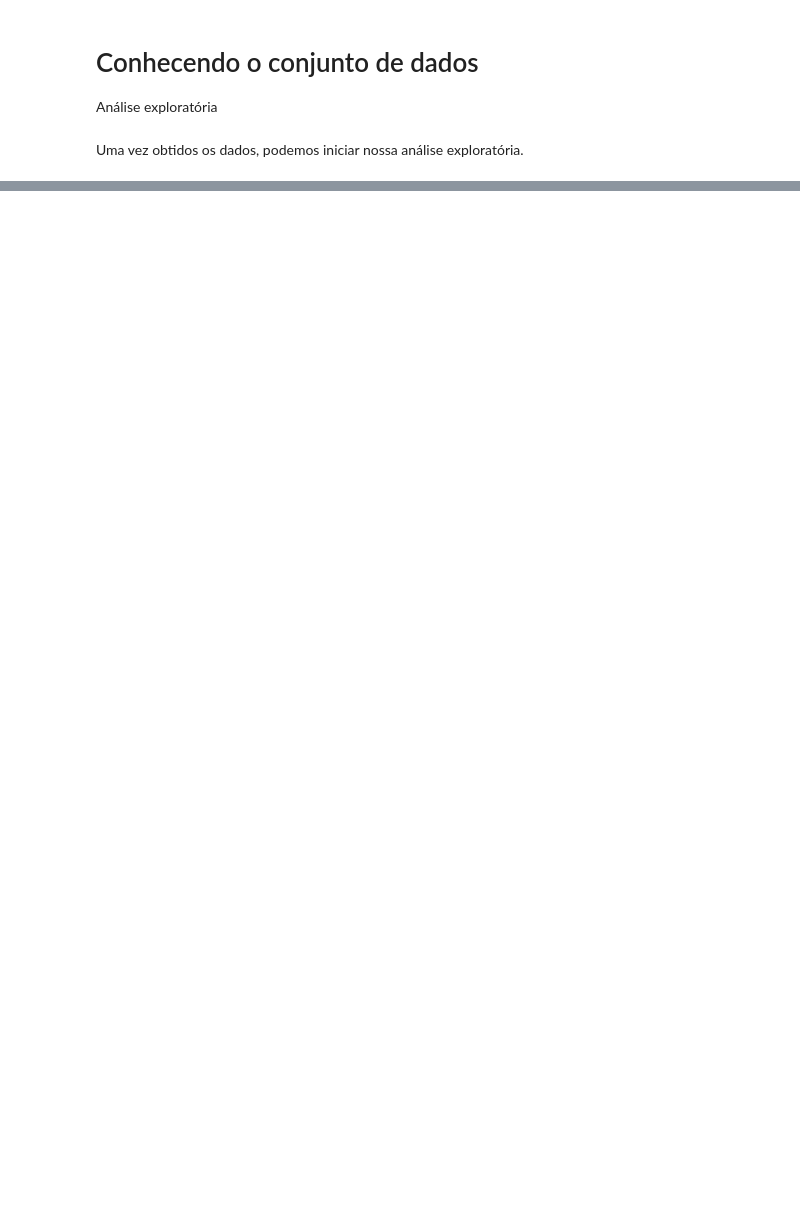
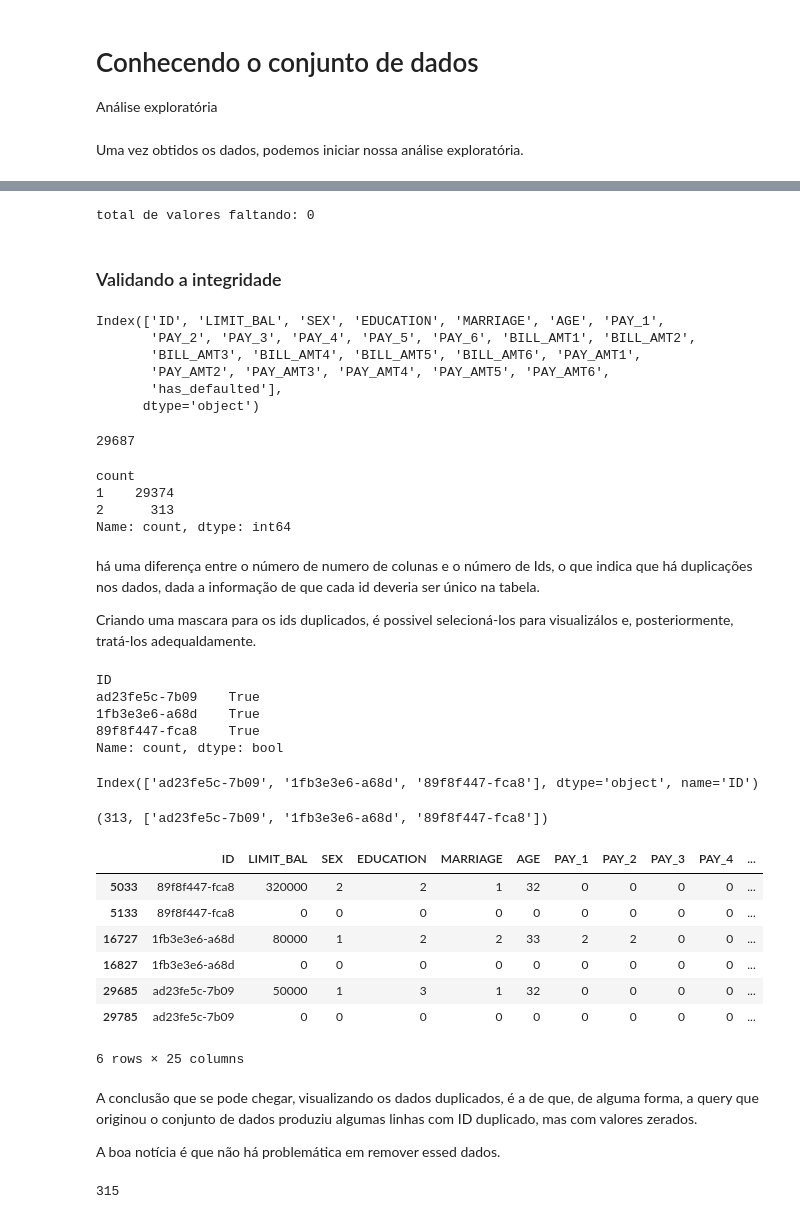
Before and after one commit to NatanDuarte/credit-card-default-prediction, a Jupyter notebook: EDA.ipynb, the cells around one changed output, grey strips where cells are left out. Saved outputs shown, nothing was run; the diff lists cells and outputs as text; code cells hidden in the pictures; blank space fills up the shorter version.

```diff
--- a/EDA.ipynb
+++ b/EDA.ipynb
@@ -125,0 +189,71 @@ credit_data.describe()
+# %%
+print(f'total de valores faltando: {credit_data.isnull().sum().sum()}')
+# %% [output]
+total de valores faltando: 0
+# %% [markdown]
+### Validando a integridade
+# %%
+credit_data.columns
+# %% [output]
+Index(['ID', 'LIMIT_BAL', 'SEX', 'EDUCATION', 'MARRIAGE', 'AGE', 'PAY_1',
+       'PAY_2', 'PAY_3', 'PAY_4', 'PAY_5', 'PAY_6', 'BILL_AMT1', 'BILL_AMT2',
+       'BILL_AMT3', 'BILL_AMT4', 'BILL_AMT5', 'BILL_AMT6', 'PAY_AMT1',
+       'PAY_AMT2', 'PAY_AMT3', 'PAY_AMT4', 'PAY_AMT5', 'PAY_AMT6',
+       'has_defaulted'],
+      dtype='object')
+# %%
+credit_data['ID'].nunique()
+# %% [output]
+29687
+# %%
+id_counts = credit_data['ID'].value_counts()
+id_counts.value_counts()
+# %% [output]
+count
+1    29374
+2      313
+Name: count, dtype: int64
+# %% [markdown]
+há uma diferença entre o número de numero de colunas e o número de Ids, o que
+indica que há duplicações nos dados, dada a informação de que cada id deveria
+ser único na tabela.
+
+Criando uma mascara para os ids duplicados, é possivel selecioná-los para
+visualizálos e, posteriormente, tratá-los adequaldamente.
+# %%
+duplicated_id_mask = id_counts == 2
+duplicated_id_mask[0:3]
+# %% [output]
+ID
+ad23fe5c-7b09    True
+1fb3e3e6-a68d    True
+89f8f447-fca8    True
+Name: count, dtype: bool
+# %%
+id_counts.index[0:3]
+# %% [output]
+Index(['ad23fe5c-7b09', '1fb3e3e6-a68d', '89f8f447-fca8'], dtype='object', name='ID')
+# %%
+duplicated_ids = id_counts.index[duplicated_id_mask]
+duplicated_ids = list(duplicated_ids)
+
+len(duplicated_ids), duplicated_ids[0:3]
+# %% [output]
+(313, ['ad23fe5c-7b09', '1fb3e3e6-a68d', '89f8f447-fca8'])
+# %%
+credit_data.loc[credit_data['ID'].isin(duplicated_ids[0:3]), :].head(10)
+# %% [output]
+|  | ID | LIMIT_BAL | SEX | EDUCATION | MARRIAGE | AGE | PAY_1 | PAY_2 | PAY_3 | PAY_4 | ... |
+| 5033 | 89f8f447-fca8 | 320000 | 2 | 2 | 1 | 32 | 0 | 0 | 0 | 0 | ... |
+| 5133 | 89f8f447-fca8 | 0 | 0 | 0 | 0 | 0 | 0 | 0 | 0 | 0 | ... |
+| 16727 | 1fb3e3e6-a68d | 80000 | 1 | 2 | 2 | 33 | 2 | 2 | 0 | 0 | ... |
+| 16827 | 1fb3e3e6-a68d | 0 | 0 | 0 | 0 | 0 | 0 | 0 | 0 | 0 | ... |
+| 29685 | ad23fe5c-7b09 | 50000 | 1 | 3 | 1 | 32 | 0 | 0 | 0 | 0 | ... |
+| 29785 | ad23fe5c-7b09 | 0 | 0 | 0 | 0 | 0 | 0 | 0 | 0 | 0 | ... |
+6 rows × 25 columns
+# %% [markdown]
+A conclusão que se pode chegar, visualizando os dados duplicados, é a de que,
+de alguma forma, a query que originou o conjunto de dados produziu algumas linhas
+com ID duplicado, mas com valores zerados.
+
+A boa notícia é que não há problemática em remover essed dados.
@@ -125,0 +262,6 @@ credit_data.describe()
+# %%
+feature_zero_mask = df_zero_mask.iloc[:, 1:].all(axis=1)
+
+feature_zero_mask.sum()
+# %% [output]
+315
```
Also changed, not shown: parts of 28 cells of this notebook.
